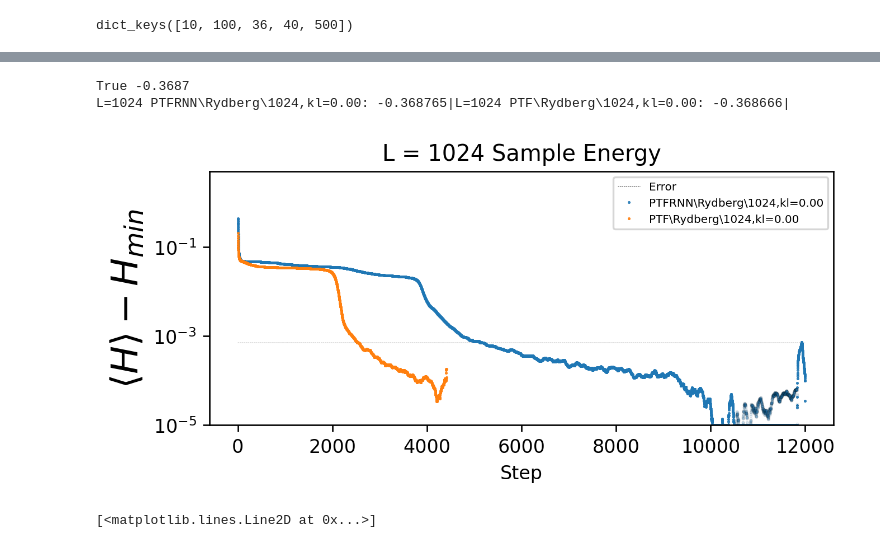
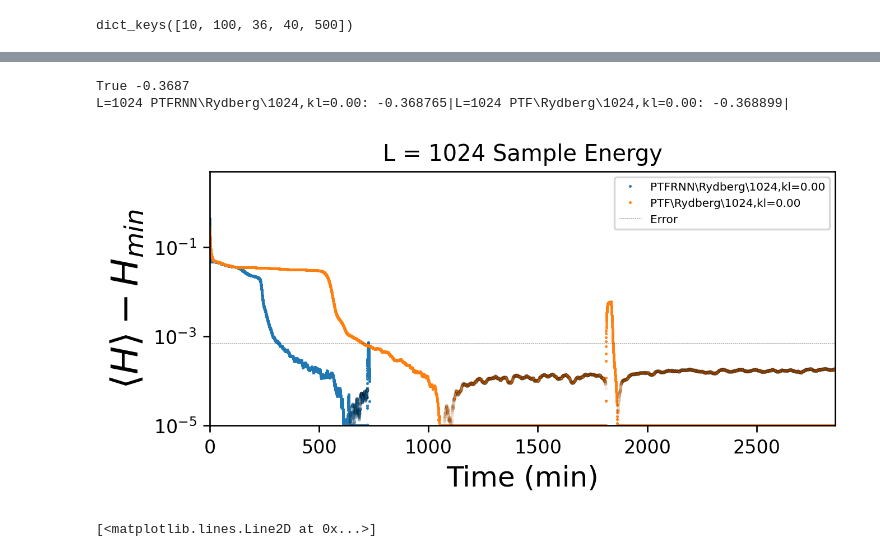
Before and after one commit to ksprague1/NN-QSR, a Jupyter notebook: Results.ipynb, the cells around one changed output, grey strips where cells are left out. Cells and saved outputs as stored; diff of their text form; code cells hidden in the pictures.

```diff
--- a/Results.ipynb
+++ b/Results.ipynb
@@ -183,11 +187,11 @@ L=256 PTFRNN\Rydberg\256,kl=0.00: -0.380685|L=256 PTF\Rydberg\256,kl=0.00\1: -0.
 # %%
 p = getpaths("PTFRNN\\Rydberg",["1024"])
-p[1024] += getpaths("PTF\\Rydberg",["1024","K=64"],alldir=False)[1024]
-graphs(p,useTimes=False, metric="Sample",label_idx=[0,-1],err=False,smoothing=100)
+p[1024] += getpaths("PTF\\Rydberg",["1024","K=128"],alldir=False)[1024]
+graphs(p,useTimes=True, metric="Sample",label_idx=[0,-1],err=False,smoothing=100)
 # %% [output]
 True -0.3687
-L=1024 PTFRNN\Rydberg\1024,kl=0.00: -0.368765|L=1024 PTF\Rydberg\1024,kl=0.00: -0.368666|
+L=1024 PTFRNN\Rydberg\1024,kl=0.00: -0.368765|L=1024 PTF\Rydberg\1024,kl=0.00: -0.368899|
-[figure, old version]
+[figure, new version]
 # %%
 dbg = np.load("PTF\\Rydberg\\1024-NoQ-B=256-K=64-Nh=128-kl=0.00\\0\\DEBUG.NPY")
 plt.plot(dbg[:,-1])
```
Also changed, not shown: parts of 5 cells of this notebook, 10 other files.
